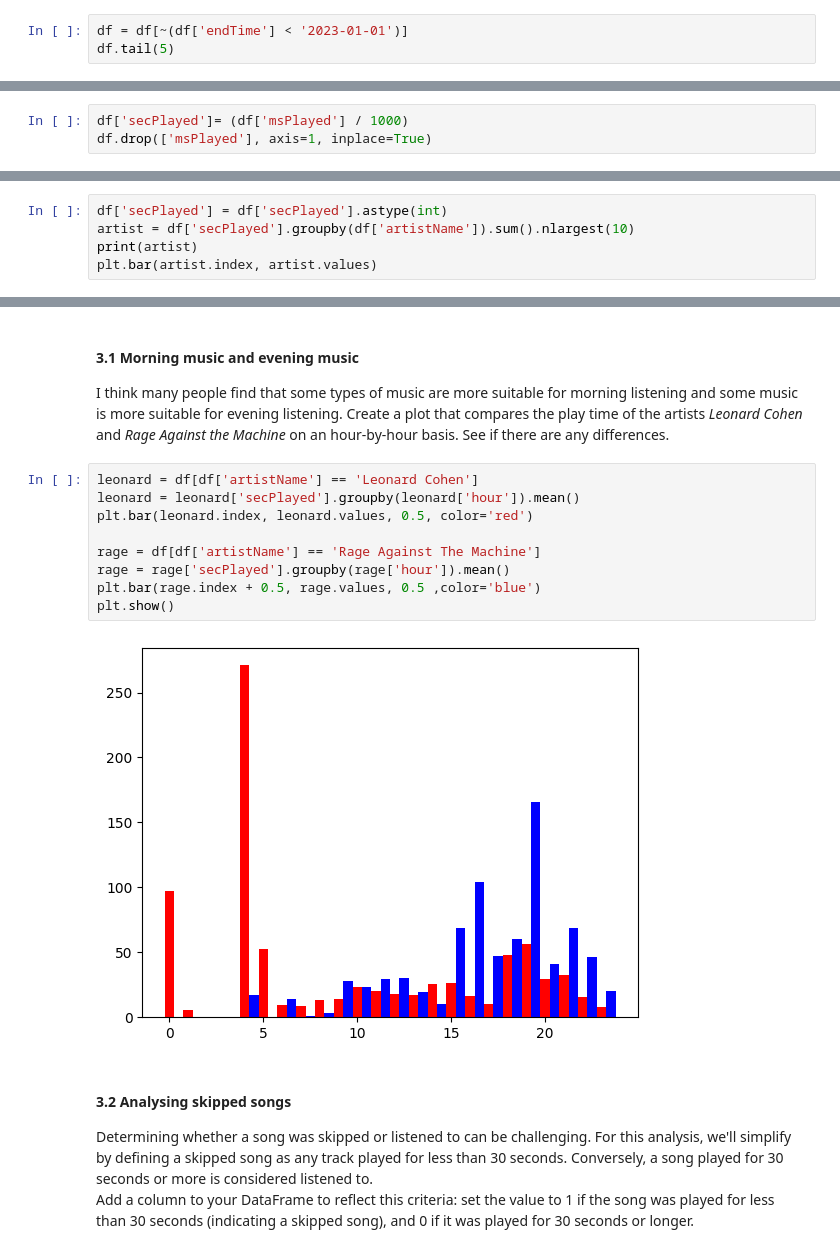
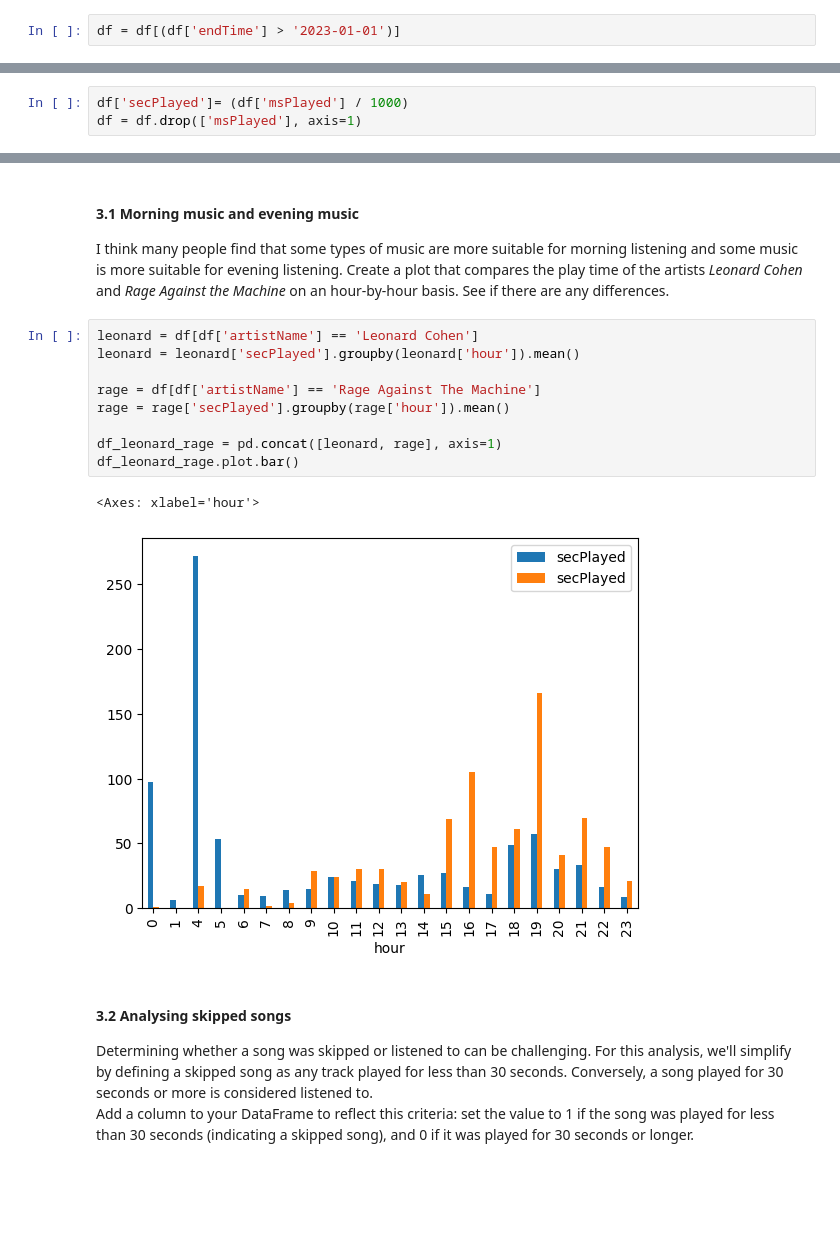
Before and after one commit to bardpedersen/DAT200, a Jupyter notebook: Assignment/Assignment_1/CA1_spotify.ipynb, the cells around one changed output, grey strips where cells are left out. Cells and saved outputs as stored; diff of their text form; blank space fills up the shorter version.

```diff
--- a/Assignment/Assignment_1/CA1_spotify.ipynb
+++ b/Assignment/Assignment_1/CA1_spotify.ipynb
@@ -173,5 +153,4 @@ df = df.sort_values(by='endTime')
 #### 2.2 Setting a timeframe
 For this investigation, we are only interested in investigating listening patterns from **2023**. Remove any data not from **2023** from the DataFrame.
 # %%
-df = df[~(df['endTime'] < '2023-01-01')]
-df.tail(5)
+df = df[(df['endTime'] > '2023-01-01')]
@@ -193,13 +165,8 @@ df = df.dropna()
 From `msPlayed`, create a new column `secPlayed` with the data converted from milliseconds to seconds. Then delete the column `msPlayed`.
 # %%
 df['secPlayed']= (df['msPlayed'] / 1000)
-df.drop(['msPlayed'], axis=1, inplace=True)
+df = df.drop(['msPlayed'], axis=1)
 # %% [markdown]
 #### 2.5 Finding top 10 favorite artists
 Find the top `ten` artists with the highest total play time (in seconds). Plot your findings in a bar graph. \
 (hint: start by creating a new DataFrame with only `artistName` and your time column. To proceed, you will also likely need the `groupby` command from Pandas.)
-# %%
-df['secPlayed'] = df['secPlayed'].astype(int)
-artist = df['secPlayed'].groupby(df['artistName']).sum().nlargest(10)
-print(artist)
-plt.bar(artist.index, artist.values)
@@ -277,14 +206,15 @@ I think many people find that some types of music are more suitable for morning
 # %%
 leonard = df[df['artistName'] == 'Leonard Cohen']
 leonard = leonard['secPlayed'].groupby(leonard['hour']).mean()
-plt.bar(leonard.index, leonard.values, 0.5, color='red')
 
 rage = df[df['artistName'] == 'Rage Against The Machine']
 rage = rage['secPlayed'].groupby(rage['hour']).mean()
-plt.bar(rage.index + 0.5, rage.values, 0.5 ,color='blue')
-plt.show()
+
+df_leonard_rage = pd.concat([leonard, rage], axis=1)
+df_leonard_rage.plot.bar()
 # %% [output]
+<Axes: xlabel='hour'>
-[figure, old version]
+[figure, new version]
 # %% [markdown]
 #### 3.2 Analysing skipped songs
 Determining whether a song was skipped or listened to can be challenging. For this analysis, we'll simplify by defining a skipped song as any track played for less than 30 seconds. Conversely, a song played for 30 seconds or more is considered listened to. \
```
Also changed, not shown: parts of 13 cells of this notebook.
